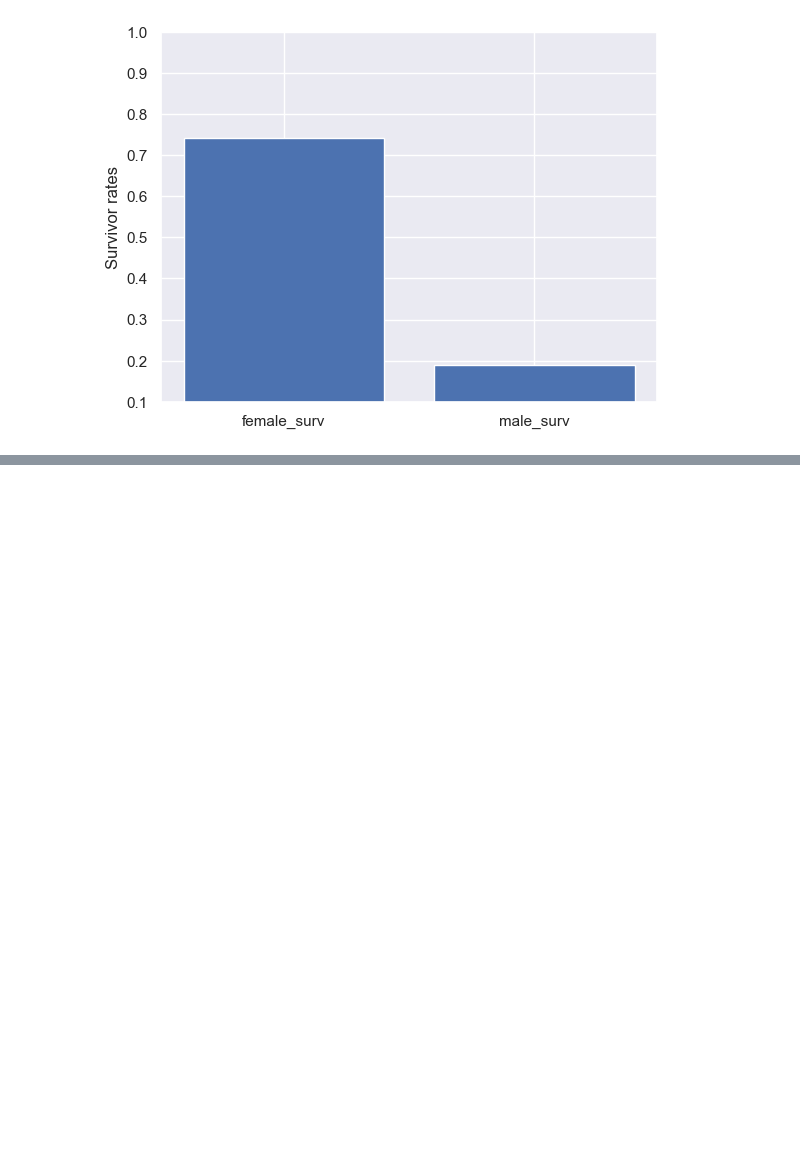
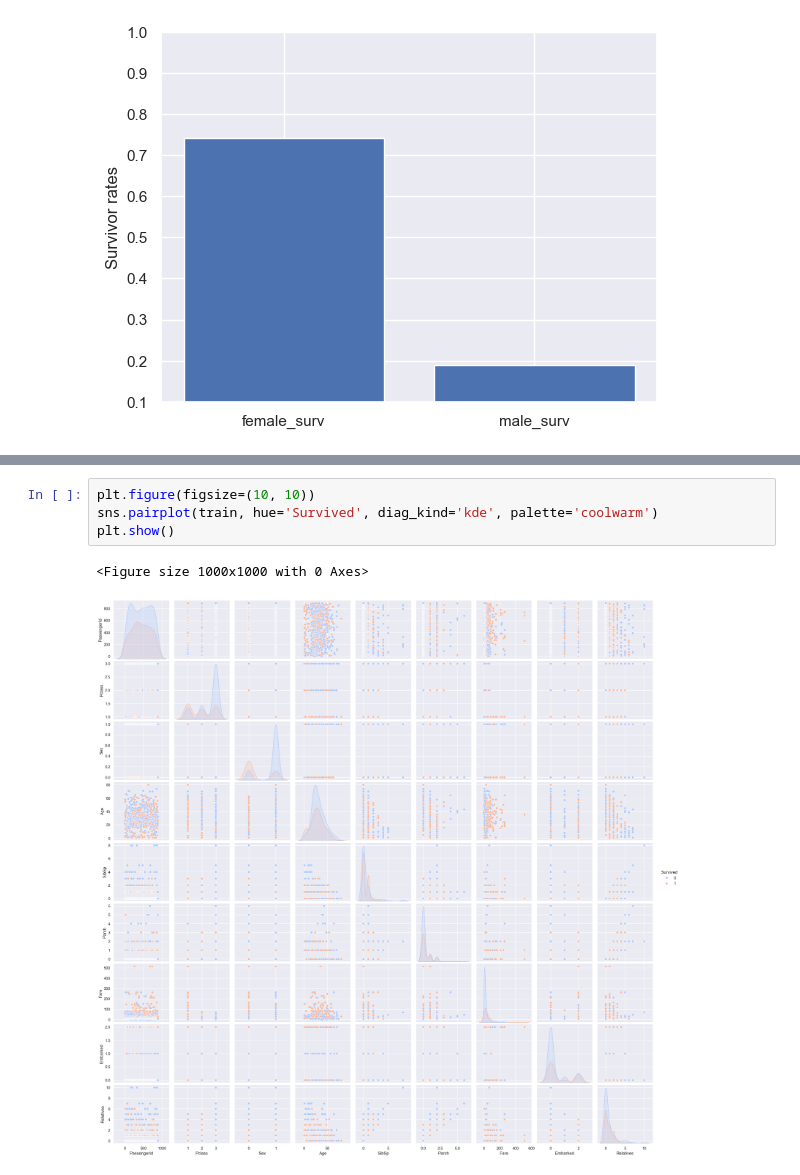
Before and after one commit to Tasetoon/kaggleTitanic, a Jupyter notebook: stats.ipynb, the cells around one changed output, grey strips where cells are left out. Drawn from its saved outputs; the diff is of its cells as text; blank space fills up the shorter version.

```diff
--- a/stats.ipynb
+++ b/stats.ipynb
@@ -95,0 +89,7 @@ plt.show()
+# %%
+plt.figure(figsize=(10, 10))
+sns.pairplot(train, hue='Survived', diag_kind='kde', palette='coolwarm')
+plt.show()
+# %% [output]
+<Figure size 1000x1000 with 0 Axes>
+[figure, added]
```
Also changed, not shown: parts of 6 cells of this notebook, 1 other file.
